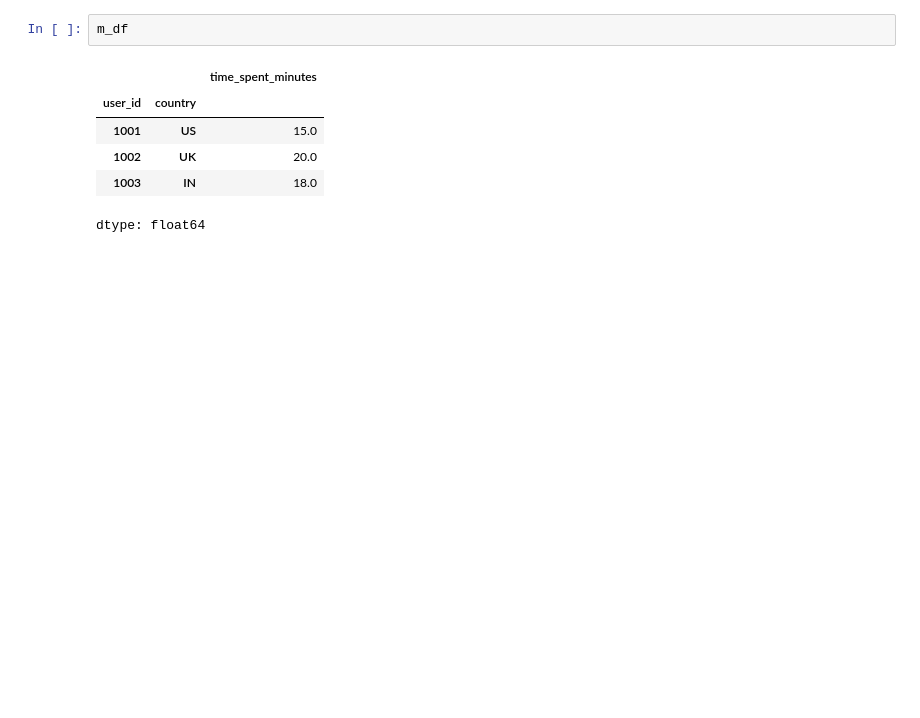
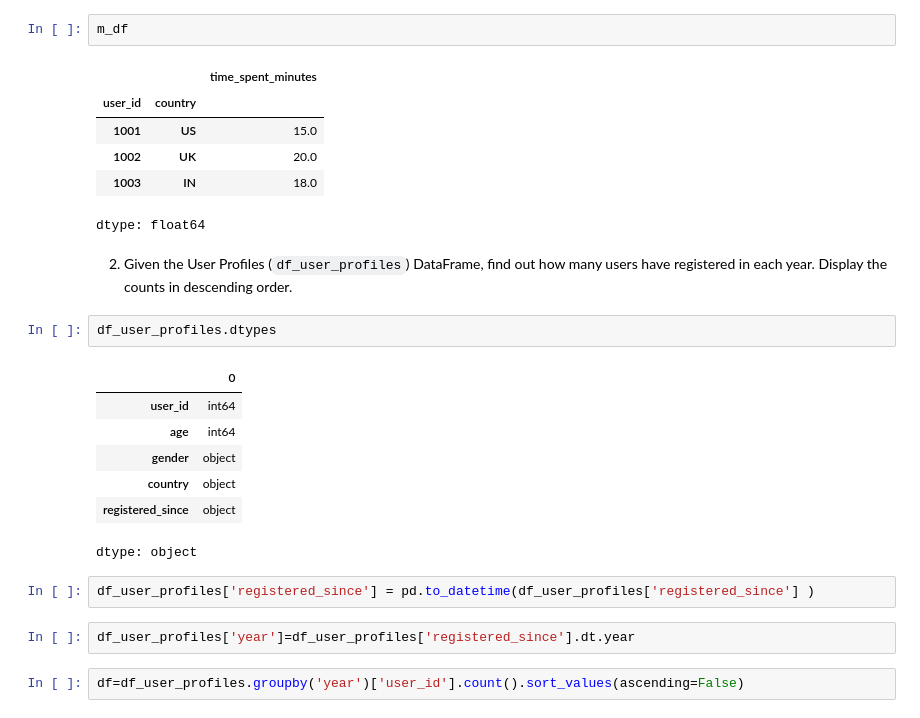
Before and after one commit to nehagovekar/Pandas_leetcode, a Jupyter notebook: Pandas_Practice_On_ProductCompanies.ipynb, the cells around one changed output. Drawn from its saved outputs; the diff is of its cells as text; blank space fills up the shorter version.

```diff
--- a/Pandas_Practice_On_ProductCompanies.ipynb
+++ b/Pandas_Practice_On_ProductCompanies.ipynb
@@ -525,3 +525,21 @@ m_df
 | 1002 | UK | 20.0 |
 | 1003 | IN | 18.0 |
 dtype: float64
+# %% [markdown]
+2. Given the User Profiles (`df_user_profiles`) DataFrame, find out how many users have registered in each year. Display the counts in descending order.
+# %%
+df_user_profiles.dtypes
+# %% [output]
+|  | 0 |
+| user_id | int64 |
+| age | int64 |
+| gender | object |
+| country | object |
+| registered_since | object |
+dtype: object
+# %%
+df_user_profiles['registered_since'] = pd.to_datetime(df_user_profiles['registered_since'] )
+# %%
+df_user_profiles['year']=df_user_profiles['registered_since'].dt.year
+# %%
+df=df_user_profiles.groupby('year')['user_id'].count().sort_values(ascending=False)
```
Also changed, not shown: parts of 13 cells of this notebook.
